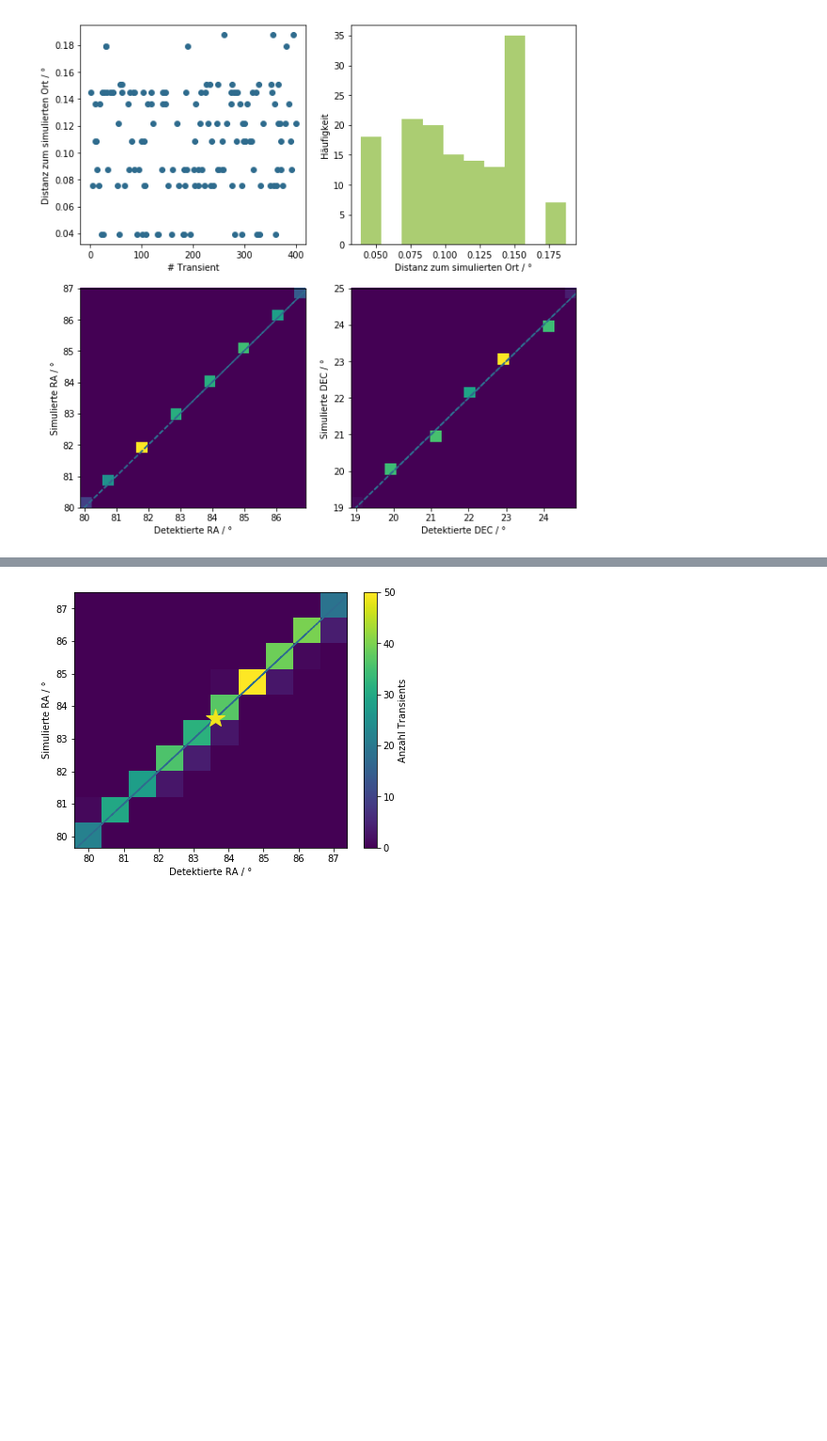
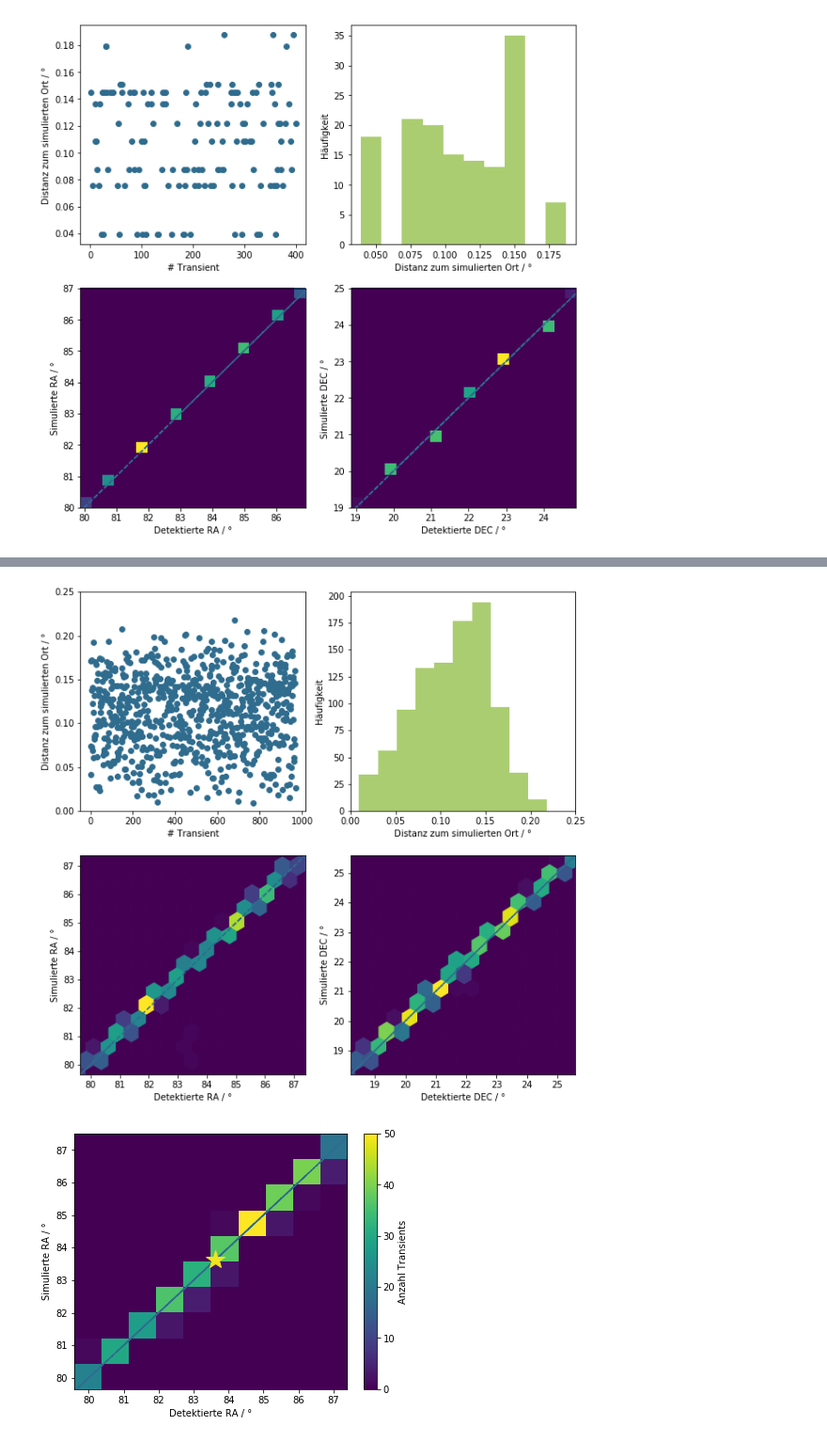
Before and after one commit to JanaMo/Project_Master, a Jupyter notebook: transient_search_plots/Show_results.ipynb, the cells around one changed output, grey strips where cells are left out. Shown at 94% size. Cells and saved outputs as stored; diff of their text form; code cells hidden in the pictures; blank space fills up the shorter version.

```diff
--- a/transient_search_plots/Show_results.ipynb
+++ b/transient_search_plots/Show_results.ipynb
@@ -392,3 +392,94 @@ Plot_hists(300,'')
 Plot_hists(8,'_thr4.0')
 # %% [output]
 [figure]
+# %%
+from mpl_toolkits.axes_grid1 import make_axes_locatable
+def Plot_hists_Addiert(n1,n2,alertpath):
+## Simulated transient (=cube without background)
+    trans1 = Table.read('/home/jana/Schreibtisch/Projekt_Master/cta_transient_search/build/n{}_s60_trandom_trans.hdf5'.format(n1), path='data')
+    trans2 = Table.read('/home/jana/Schreibtisch/Projekt_Master/cta_transient_search/build/n{}_s60_trandom_trans.hdf5'.format(n2), path='data')
+    True_pos1 = trans1['position']
+    True_pos2 = trans2['position']
+
+    ## Alert Table
+    alert1 = Table.read('/home/jana/Schreibtisch/Projekt_Master/cta_transient_search/build/n{}_s60_trandom{}_alert.hdf5'.format(n1,alertpath), path='data'
+            )
+    alert2 = Table.read('/home/jana/Schreibtisch/Projekt_Master/cta_transient_search/build/n{}_s60_trandom{}_alert.hdf5'.format(n2,alertpath), path='data')
+    Pred_pos1 = alert1['pred_position']
+    Pred_pos2 = alert2['pred_position']
+
+    distances = np.zeros(len(Pred_pos1)+len(Pred_pos2))
+    Ras = np.zeros(len(Pred_pos1)+len(Pred_pos2))
+    Decs = np.zeros(len(Pred_pos1)+len(Pred_pos2))
+    Rasim = np.zeros(len(True_pos1)+len(Pred_pos2))
+    Decsim = np.zeros(len(True_pos1)+len(Pred_pos2))
+    counter = 1
+
+    fig, ((ax1,ax2),(ax3,ax4)) = plt.subplots(2,2,figsize=(10,10))
+    for prediction,true in zip(Pred_pos1,True_pos1):
+        Ra_diff = true[0]-prediction[0]
+        Dec_diff = true[1] - prediction[1]
+        distance = np.sqrt(Ra_diff**2+Dec_diff**2)
+        ax1.plot(counter,distance,'o',color=viridis7)
+        counter +=1
+        if distance < 0.8:
+            distances[counter-2] = distance
+        else:
+            distances[counter-2] = distances[counter-3]
+        Ras[counter-2] = prediction[0]
+        Decs[counter-2] = prediction[1]
+        Rasim[counter-2] = true[0]
+        Decsim[counter-2] = true[1]
+    for prediction,true in zip(Pred_pos2,True_pos2):
+        Ra_diff = true[0]-prediction[0]
+        Dec_diff = true[1] - prediction[1]
+        distance = np.sqrt(Ra_diff**2+Dec_diff**2)
+        ax1.plot(counter,distance,'o',color=viridis7)
+        counter +=1
+        if distance < 1:
+            distances[counter-2] = distance
+        else:
+            distances[counter-2] = distances[counter-3]
+        Ras[counter-2] = prediction[0]
+        Decs[counter-2] = prediction[1]
+        Rasim[counter-2] = true[0]
+        Decsim[counter-2] = true[1]
+    ax1.set_xlabel('# Transient') ; ax1.set_ylabel('Distanz zum simulierten Ort / °')
+    ax1.set_ylim(0,0.25)
+    #########################################################
+    ax2.hist(distances[np.logical_not(np.isnan(distances))],alpha=0.6, color='#73ac14')
+    ax2.set_xlabel('Distanz zum simulierten Ort / °') ; ax2.set_ylabel('Häufigkeit')
+    ax2.set_xlim(0,0.25)
+    #############################################################
+    print(Decsim.min(), Decsim.max())
+    #im3 = ax3.hist2d(Ras[np.logical_not(np.isnan(Ras))],Rasim[np.logical_not(np.isnan(Ras))],
+     #        bins=[15,15],cmap = 'viridis')
+    ax3.plot(Ras[np.logical_not(np.isnan(Ras))],Ras[np.logical_not(np.isnan(Ras))],'--', color=viridis7)
+    im3 = ax3.hexbin(Ras[np.logical_not(np.isnan(Ras))]
+               , Rasim[np.logical_not(np.isnan(Ras))],
+               C=None, gridsize=15, bins=None, xscale='linear', yscale='linear',
+                             extent=None, cmap='viridis',
+               alpha=None, linewidths=None, edgecolors='face')
+    ax3.set_xlabel('Detektierte RA / °')
+    ax3.set_ylabel('Simulierte RA / °')
+    ax3.set_xlim(79.65,87.4)
+    ax3.set_ylim(79.65,87.4)
+    #############################################################
+    #im4 = ax4.hist2d(Decs[np.logical_not(np.isnan(Decs))],Decsim[np.logical_not(np.isnan(Decs))],
+      #       bins=[15,15],cmap = 'viridis')
+    ax4.plot(Decs[np.logical_not(np.isnan(Decs))],Decs[np.logical_not(np.isnan(Decs))],'--', color=viridis7)
+    ax4.hexbin(Decs[np.logical_not(np.isnan(Decs))]
+               , Decsim[np.logical_not(np.isnan(Decs))],
+               C=None, gridsize=15, bins=None, xscale='linear', yscale='linear',
+                             extent=None, cmap='viridis',
+               alpha=None, linewidths=None, edgecolors='face')
+    ax4.set_xlabel('Detektierte DEC / °')
+    ax4.set_ylabel('Simulierte DEC / °')
+    ax4.set_xlim(18.2,25.6)
+    ax4.set_ylim(18.2,25.6)
+    plt.savefig('Results_pdf/N{}{}_All.pdf'.format(n1+n2,alertpath))
+    #plt.savefig('Results_jpeg/N{}{}_All.jpeg'.format(n1+n2,alertpath))
+    #plt.show()
+
+Plot_hists_Addiert(550,420,'')
+# %% [output]
@@ -395,3 +487,4 @@ Plot_hists(8,'_thr4.0')
+[figure, added]
 # %%
 def Plot_RA_2D(n,alertpath):
 ## Simulated transient (=cube without background)
```
Also changed, not shown: parts of 3 cells of this notebook, 2 other files.
